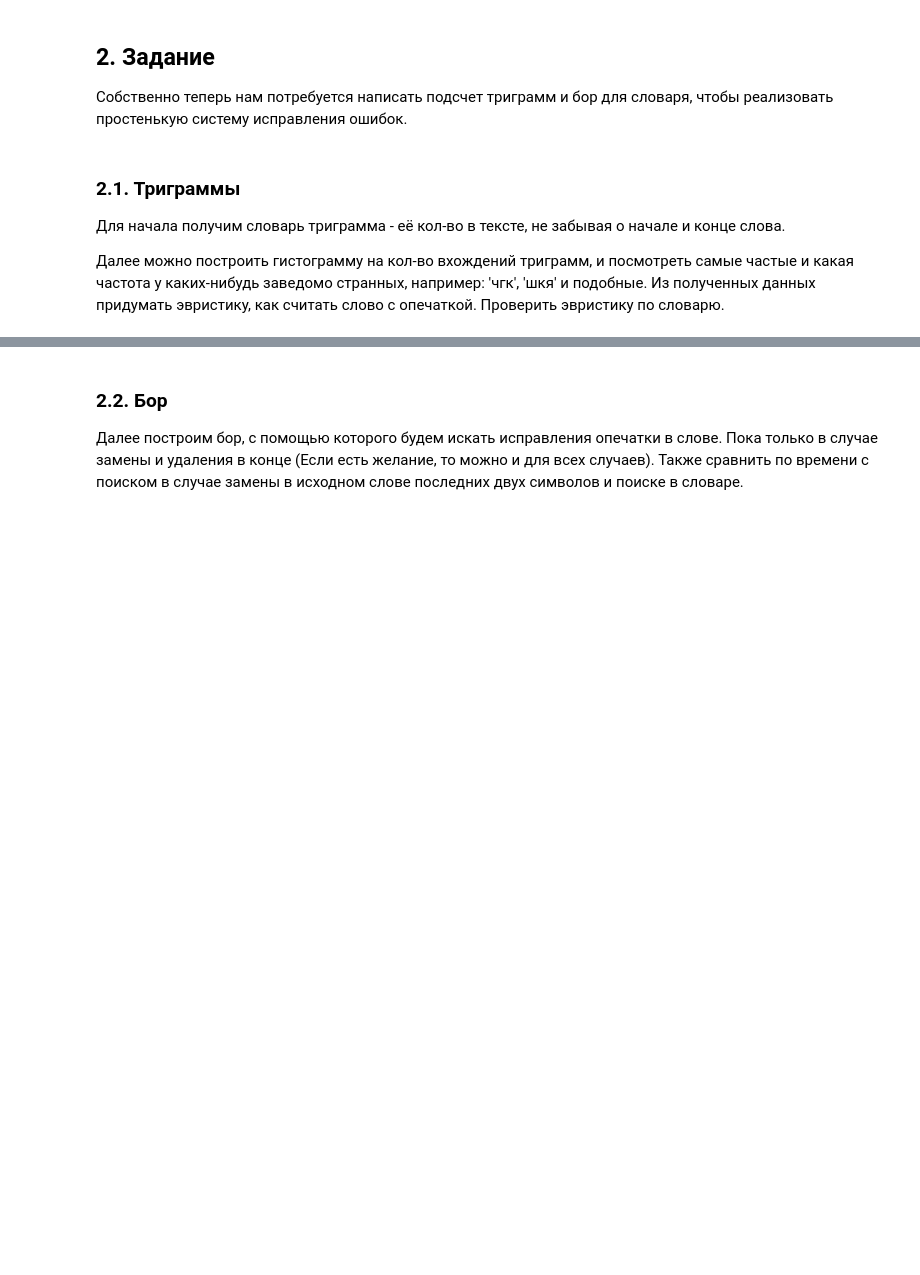
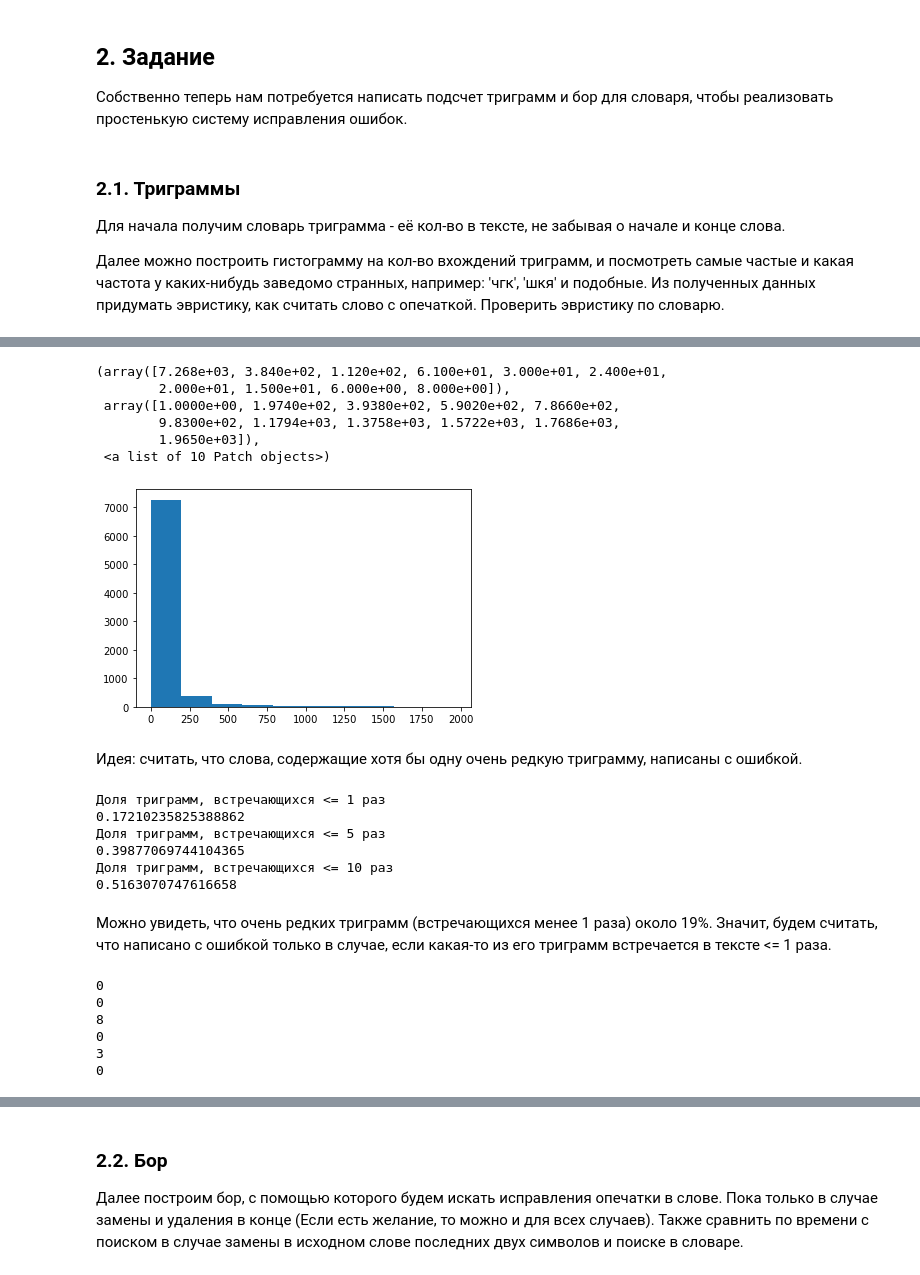
Before and after one commit to Sdernal/Morphology, a Jupyter notebook: spelling.ipynb, the cells around one changed output, grey strips where cells are left out. Cells and saved outputs as stored; diff of their text form; code cells hidden in the pictures; blank space fills up the shorter version.

```diff
--- a/spelling.ipynb
+++ b/spelling.ipynb
@@ -30,7 +35,13 @@ print u'Еще один токенизатор: ', re.split(r'\W+', 'How, to? sp
 Чтобы не мучится самим с кодировками, приведем способ чтения файла корпуса.
 # %%
 import io
-wordlilist = None
-with io.open(text_file_path, "r", encoding='utf-16-le') as text_file:
+
+text_file_path = 'war_and_peace.txt'
+wordlist = None
+
+with io.open(text_file_path, "r", errors='ignore') as text_file:
     text = text_file.read()
+    wordlist = re.split(r'\W+', text.lower())
     # wordlist = Здесь заиспользуем токенизатор. Также приведем все слова к нижнему регистру.
+print(len(wordlist))
+print(wordlist[:10])
@@ -103,0 +144,25 @@ def is_error(word):
+# %%
+from collections import Counter
+
+def word_trigrams(word):
+    result = []
+
+    for char_id in range(len(word)):
+        if char_id < 2:
+            result.append('#' * (2-char_id) + word[:char_id+1])
+        else:
+            result.append(word[char_id-2:char_id+1])
+    if len(word) > 1:
+        result.append('#' + word[-2:])
+    if len(word):
+        result.append('##' + word[-1])
+    return result
+
+def corpus_trigrams(word_list):
+    '''returns trigrams count dictionary'''
+
+    counter = Counter()
+    for word in word_list:
+        for trigram in word_trigrams(word):
+            counter[trigram] += 1
+    return counter
@@ -103,0 +171,2 @@ def is_error(word):
+# %%
+trigram_dict = corpus_trigrams(wordlist)
@@ -103,0 +186,39 @@ def is_error(word):
+# %%
+plt.hist([x for x in trigram_dict.values() if x <= 2000], bins=10)
+# %% [output]
+(array([7.268e+03, 3.840e+02, 1.120e+02, 6.100e+01, 3.000e+01, 2.400e+01,
+        2.000e+01, 1.500e+01, 6.000e+00, 8.000e+00]),
+ array([1.0000e+00, 1.9740e+02, 3.9380e+02, 5.9020e+02, 7.8660e+02,
+        9.8300e+02, 1.1794e+03, 1.3758e+03, 1.5722e+03, 1.7686e+03,
+        1.9650e+03]),
+ <a list of 10 Patch objects>)
+[figure, added]
+# %% [markdown]
+Идея: считать, что слова, содержащие хотя бы одну очень редкую триграмму, написаны с ошибкой.
+# %%
+for threshold in [1, 5, 10]:
+    print(f'Доля триграмм, встречающихся <= {threshold} раз')
+    print(len([trigram for trigram, count in trigram_dict.items() if count <= threshold]) / len(trigram_dict))
+# %% [output]
+Доля триграмм, встречающихся <= 1 раз
+0.17210235825388862
+Доля триграмм, встречающихся <= 5 раз
+0.39877069744104365
+Доля триграмм, встречающихся <= 10 раз
+0.5163070747616658
+# %% [markdown]
+Можно увидеть, что очень редких триграмм (встречающихся менее 1 раза) около 19%. Значит, будем считать, что написано с ошибкой только в случае, если какая-то из его триграмм встречается в тексте <= 1 раза.
+# %%
+print(trigram_dict['чгк'])
+print(trigram_dict['шкя'])
+print(trigram_dict['съе'])
+print(trigram_dict['еее'])
+print(trigram_dict['лол'])
+print(trigram_dict['кек'])
+# %% [output]
+0
+0
+8
+0
+3
+0
```
Also changed, not shown: parts of 16 cells of this notebook, 4 other files.
